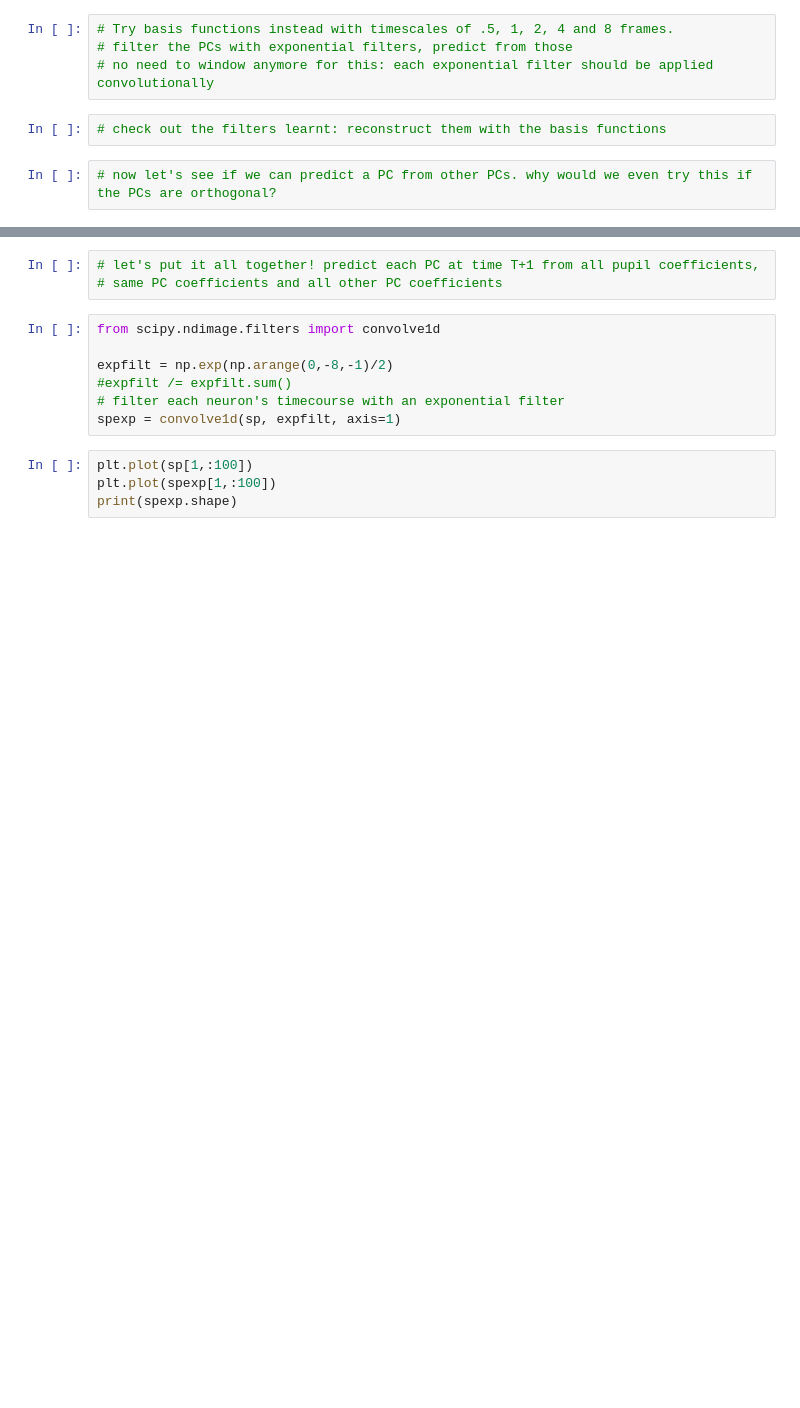
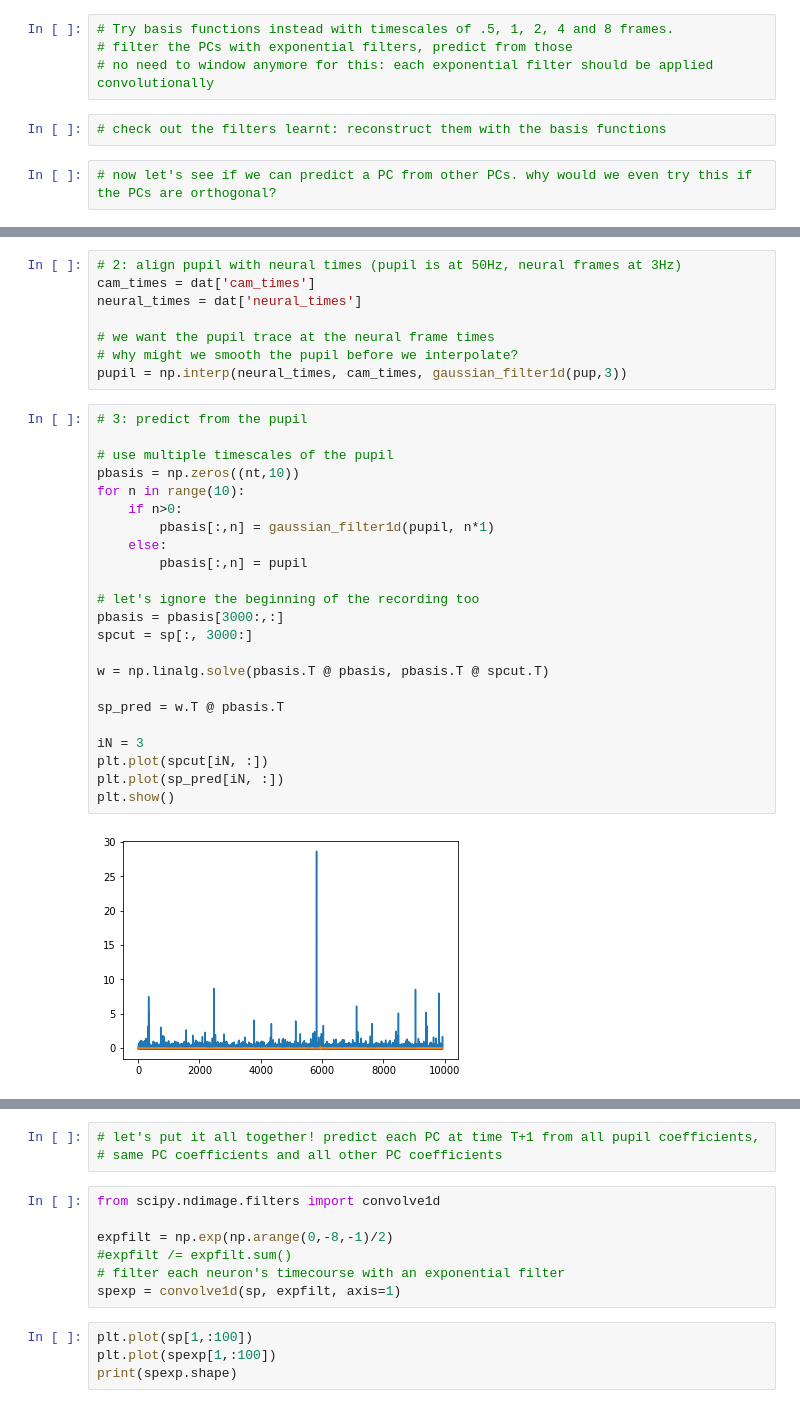
Before and after one commit to JaneliaMLCourse/JaneliaMLCourse, a Jupyter notebook: lecture_6/lecture6_tutorial.ipynb, the cells around one changed output, grey strips where cells are left out. Cells and saved outputs as stored; diff of their text form; blank space fills up the shorter version.

```diff
--- a/lecture_6/lecture6_tutorial.ipynb
+++ b/lecture_6/lecture6_tutorial.ipynb
@@ -246,0 +254,33 @@ variance explained is -0.00
+# %%
+# 2: align pupil with neural times (pupil is at 50Hz, neural frames at 3Hz)
+cam_times = dat['cam_times']
+neural_times = dat['neural_times']
+
+# we want the pupil trace at the neural frame times
+# why might we smooth the pupil before we interpolate?
+pupil = np.interp(neural_times, cam_times, gaussian_filter1d(pup,3))
+# %%
+# 3: predict from the pupil
+
+# use multiple timescales of the pupil
+pbasis = np.zeros((nt,10))
+for n in range(10):
+    if n>0:
+        pbasis[:,n] = gaussian_filter1d(pupil, n*1)
+    else:
+        pbasis[:,n] = pupil
+
+# let's ignore the beginning of the recording too
+pbasis = pbasis[3000:,:]
+spcut = sp[:, 3000:]
+
+w = np.linalg.solve(pbasis.T @ pbasis, pbasis.T @ spcut.T)
+
+sp_pred = w.T @ pbasis.T
+
+iN = 3
+plt.plot(spcut[iN, :])
+plt.plot(sp_pred[iN, :])
+plt.show()
+# %% [output]
+[figure, added]
```
Also changed, not shown: parts of 4 cells of this notebook.
